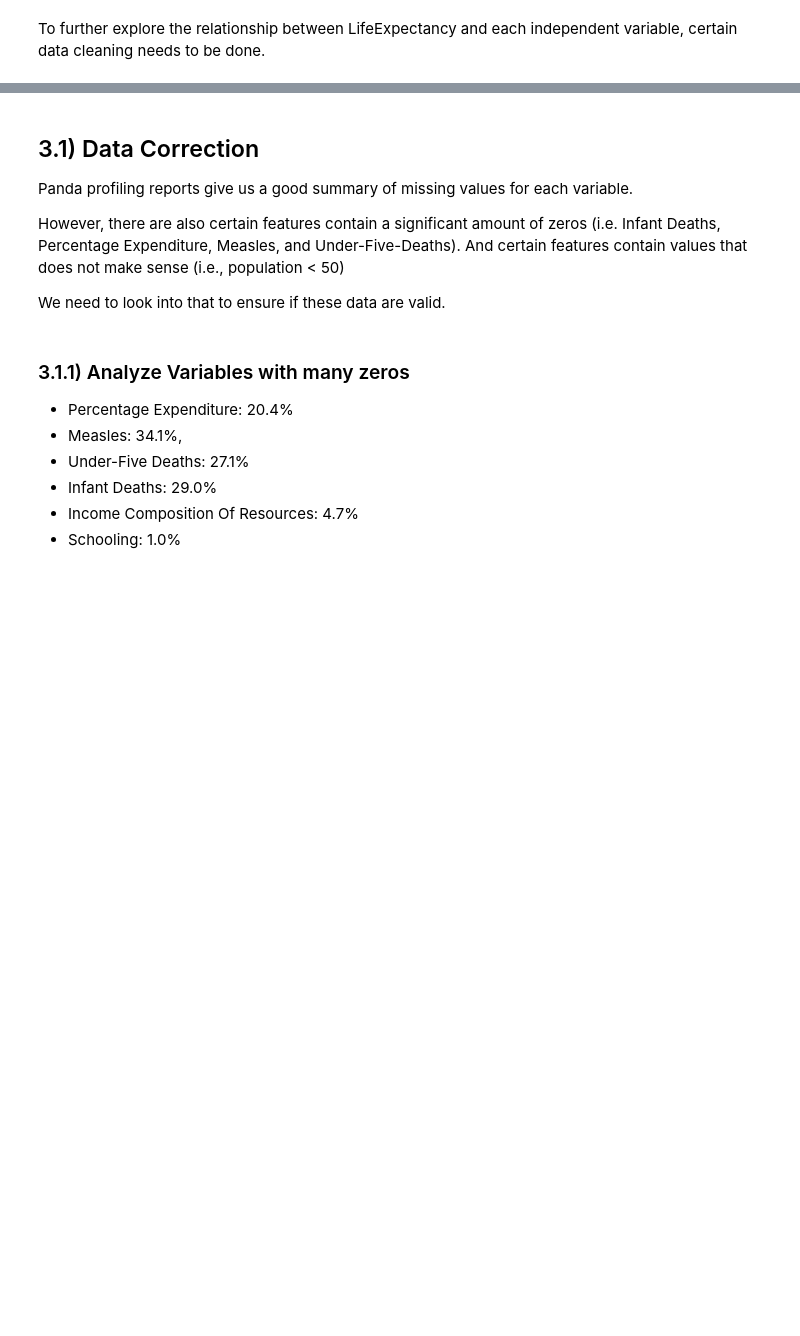
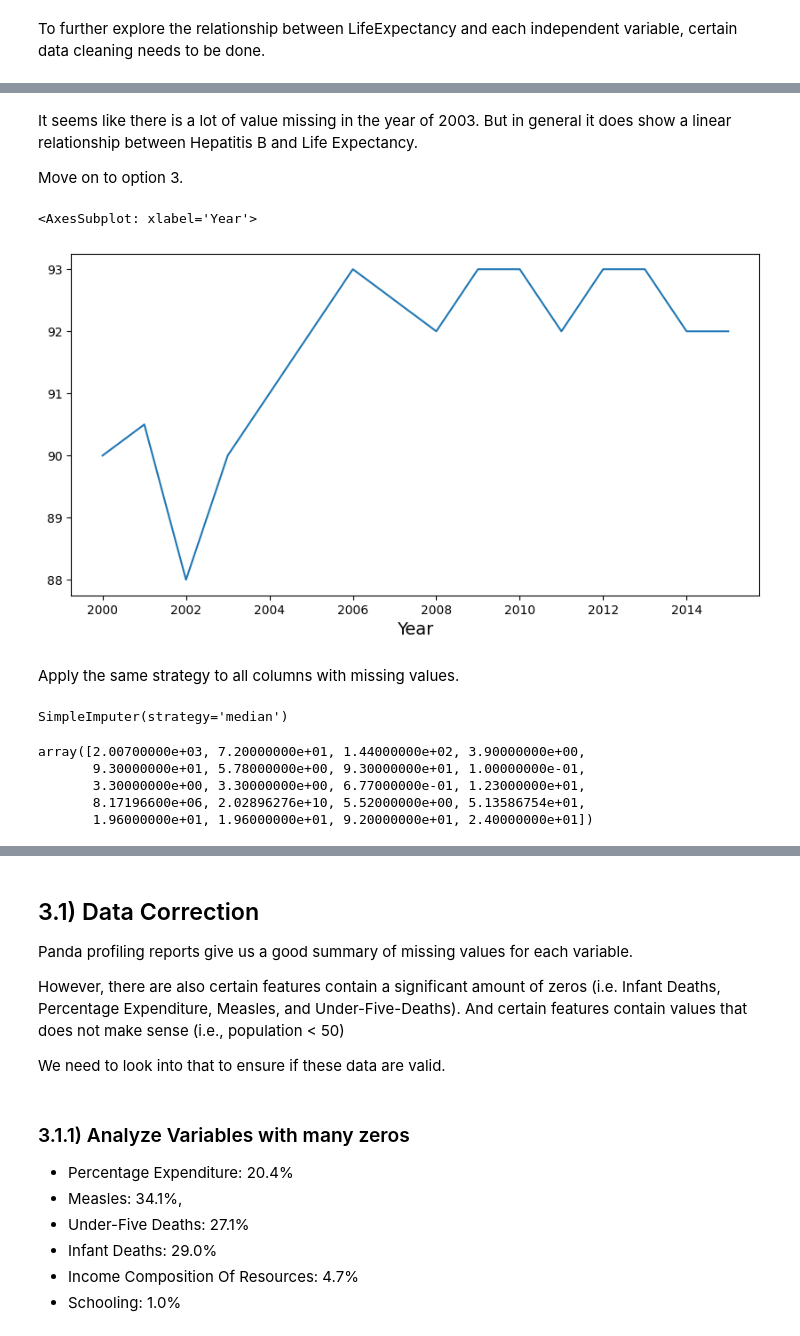
Before and after one commit to shanshanlao/life-expectancy-prediction, a Jupyter notebook: ml-projects/life-expectancy-prediction.ipynb, the cells around one changed output, grey strips where cells are left out. Cells and saved outputs as stored; diff of their text form; code cells hidden in the pictures; blank space fills up the shorter version.

```diff
--- a/ml-projects/life-expectancy-prediction.ipynb
+++ b/ml-projects/life-expectancy-prediction.ipynb
@@ -491,0 +647,11 @@ To further explore the relationship between LifeExpectancy and each independent
+# %% [markdown]
+It seems like there is a lot of value missing in the year of 2003. But in general it does show a linear relationship between Hepatitis B and Life Expectancy.
+
+Move on to option 3.
+# %%
+le.groupby('Year')['Hepatitis B'].median().plot()
+# %% [output]
+<AxesSubplot: xlabel='Year'>
+[figure, added]
+# %% [markdown]
+Apply the same strategy to all columns with missing values.
@@ -491,0 +665,12 @@ To further explore the relationship between LifeExpectancy and each independent
+# %%
+imputer.fit(le_num)
+# %% [output]
+SimpleImputer(strategy='median')
+# %%
+imputer.statistics_
+# %% [output]
+array([2.00700000e+03, 7.20000000e+01, 1.44000000e+02, 3.90000000e+00,
+       9.30000000e+01, 5.78000000e+00, 9.30000000e+01, 1.00000000e-01,
+       3.30000000e+00, 3.30000000e+00, 6.77000000e-01, 1.23000000e+01,
+       8.17196600e+06, 2.02896276e+10, 5.52000000e+00, 5.13586754e+01,
+       1.96000000e+01, 1.96000000e+01, 9.20000000e+01, 2.40000000e+01])
```
Also changed, not shown: parts of 45 cells of this notebook, 1 other file.
